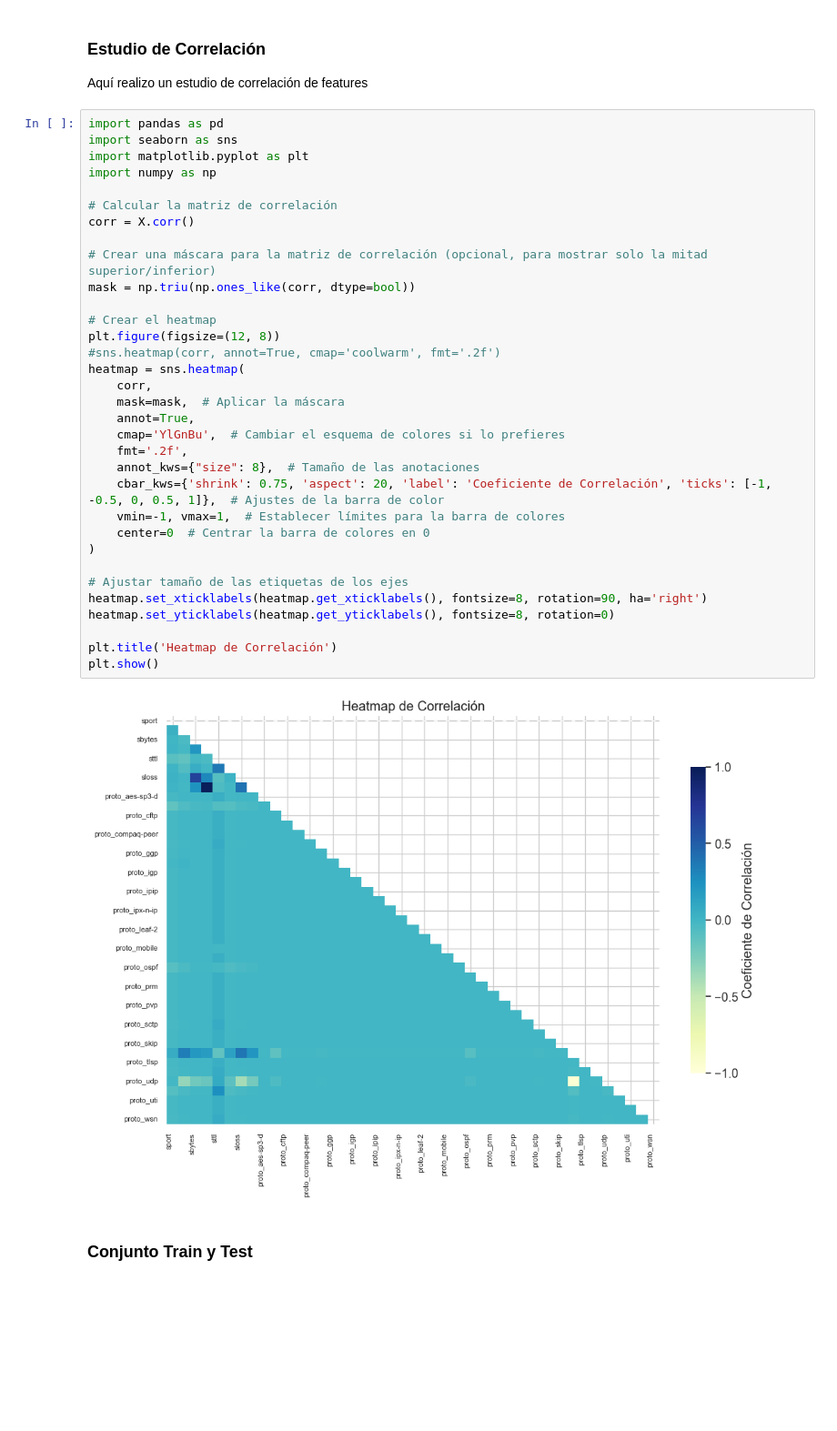
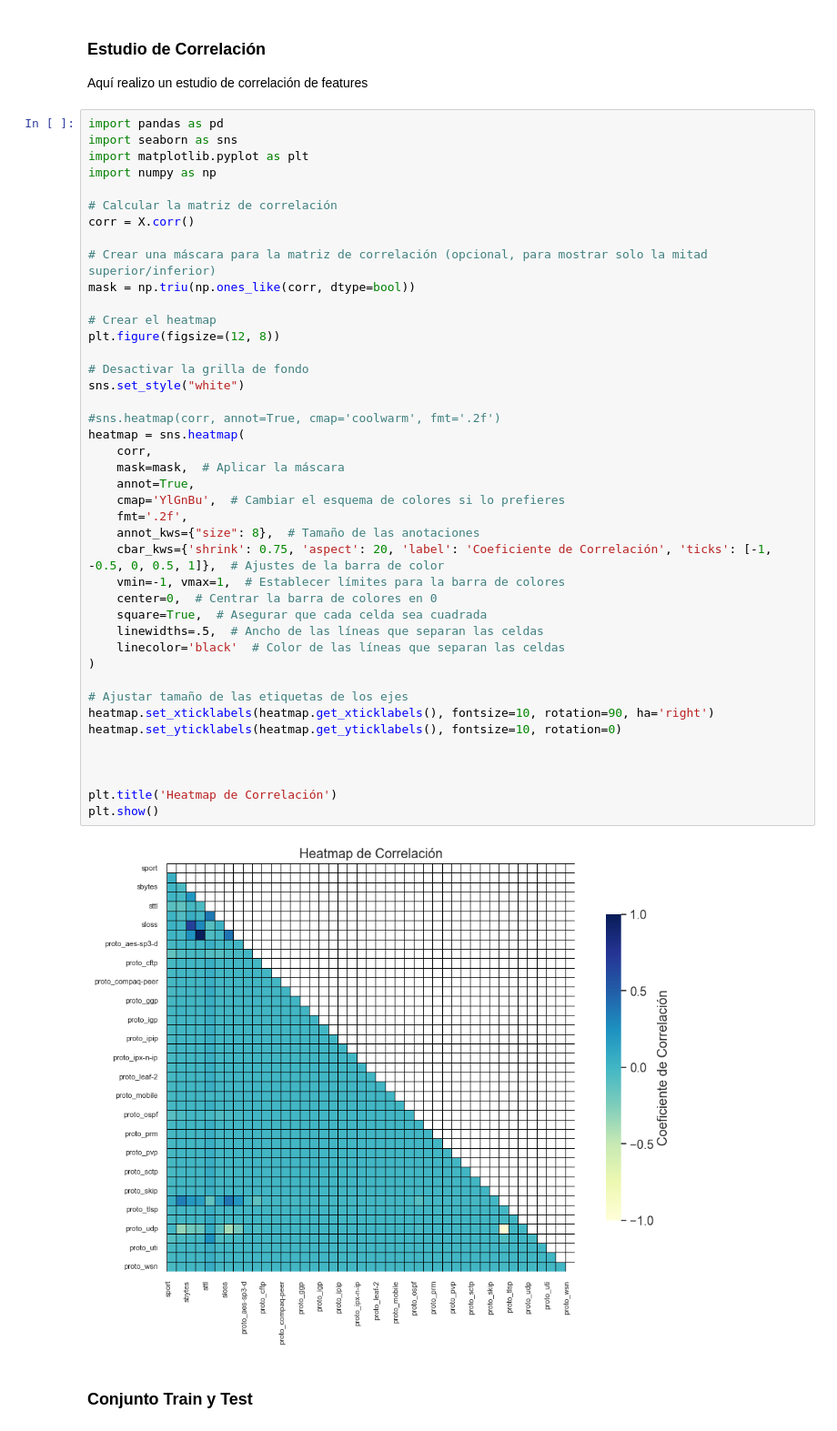
Before and after one commit to jorgeaguirre-dev/Cyber_Attacks_Detection, a Jupyter notebook: ProyectoDS_ParteI_AguirreJorge3.ipynb, the cells around one changed output. Shown at 91% size. Saved outputs shown, nothing was run; the diff lists cells and outputs as text; blank space fills up the shorter version.

```diff
--- a/ProyectoDS_ParteI_AguirreJorge3.ipynb
+++ b/ProyectoDS_ParteI_AguirreJorge3.ipynb
@@ -111,37 +111,46 @@ X
 import pandas as pd
 import seaborn as sns
 import matplotlib.pyplot as plt
 import numpy as np
 
 # Calcular la matriz de correlación
 corr = X.corr()
 
 # Crear una máscara para la matriz de correlación (opcional, para mostrar solo la mitad superior/inferior)
 mask = np.triu(np.ones_like(corr, dtype=bool))
 
 # Crear el heatmap
 plt.figure(figsize=(12, 8))
+
+# Desactivar la grilla de fondo
+sns.set_style("white")
+
 #sns.heatmap(corr, annot=True, cmap='coolwarm', fmt='.2f')
 heatmap = sns.heatmap(
     corr,
     mask=mask,  # Aplicar la máscara
     annot=True,
     cmap='YlGnBu',  # Cambiar el esquema de colores si lo prefieres
     fmt='.2f',
     annot_kws={"size": 8},  # Tamaño de las anotaciones
     cbar_kws={'shrink': 0.75, 'aspect': 20, 'label': 'Coeficiente de Correlación', 'ticks': [-1, -0.5, 0, 0.5, 1]},  # Ajustes de la barra de color
     vmin=-1, vmax=1,  # Establecer límites para la barra de colores
-    center=0  # Centrar la barra de colores en 0
+    center=0,  # Centrar la barra de colores en 0
+    square=True,  # Asegurar que cada celda sea cuadrada
+    linewidths=.5,  # Ancho de las líneas que separan las celdas
+    linecolor='black'  # Color de las líneas que separan las celdas
 )
 
 # Ajustar tamaño de las etiquetas de los ejes
-heatmap.set_xticklabels(heatmap.get_xticklabels(), fontsize=8, rotation=90, ha='right')
-heatmap.set_yticklabels(heatmap.get_yticklabels(), fontsize=8, rotation=0)
+heatmap.set_xticklabels(heatmap.get_xticklabels(), fontsize=10, rotation=90, ha='right')
+heatmap.set_yticklabels(heatmap.get_yticklabels(), fontsize=10, rotation=0)
+
+
 
 plt.title('Heatmap de Correlación')
 plt.show()
 # %% [output]
-[figure, old version]
+[figure, new version]
 # %% [markdown]
 ### Conjunto Train y Test ###
 # %%
```
